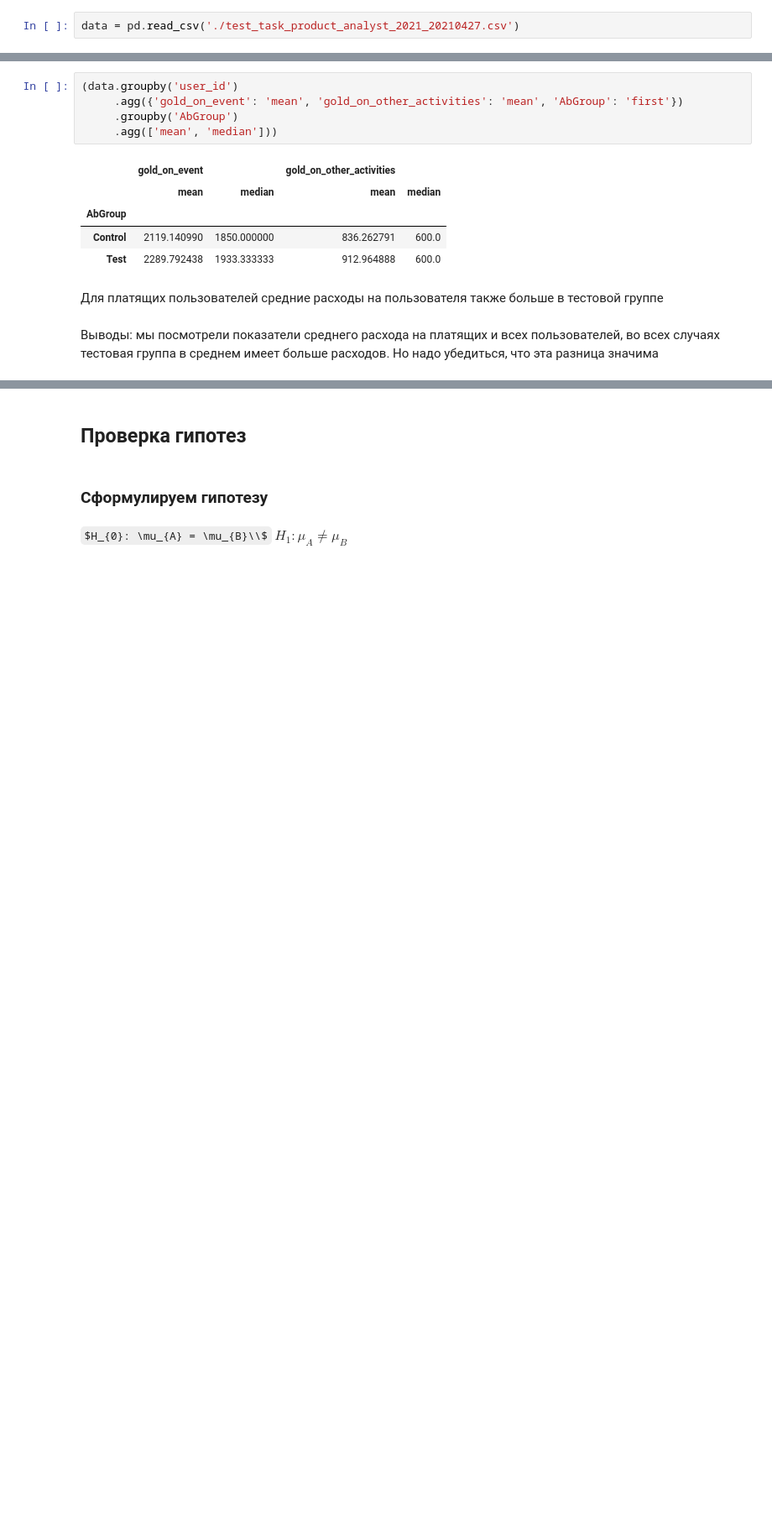
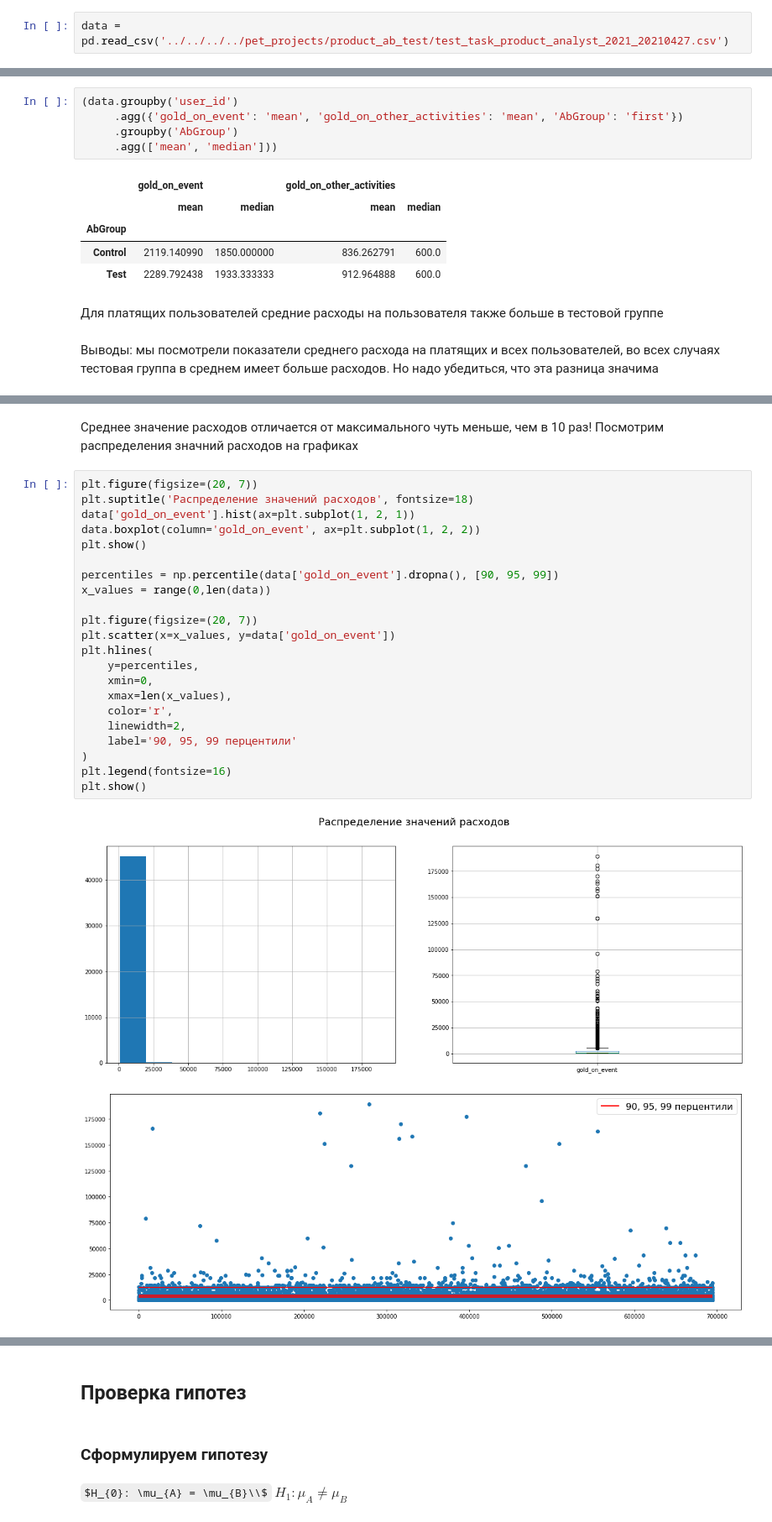
Before and after one commit to MaksimPerepeliuk/data_analyst_YP, a Jupyter notebook: ab_test_analysis_game_currency_spending/ab_test_gamedev.ipynb, the cells around one changed output, grey strips where cells are left out. Shown: that part at 84% size. Cells and saved outputs as stored; diff of their text form; some formulas as TeX source; blank space fills up the shorter version.

Commit message:
added abnormal values analysis in ab_test_analysis_game_currency

```diff
--- a/ab_test_analysis_game_currency_spending/ab_test_gamedev.ipynb
+++ b/ab_test_analysis_game_currency_spending/ab_test_gamedev.ipynb
@@ -39,7 +39,7 @@ import scipy.stats as st
 
 pd.options.mode.chained_assignment = None
 # %%
-data = pd.read_csv('./test_task_product_analyst_2021_20210427.csv')
+data = pd.read_csv('../../../../pet_projects/product_ab_test/test_task_product_analyst_2021_20210427.csv')
 # %%
 data.head()
 # %% [output]
@@ -306,0 +323,27 @@ ab_grouped.T.round(1)
+# %% [markdown]
+Среднее значение расходов отличается от максимального чуть меньше, чем в 10 раз! Посмотрим распределения значний расходов на графиках
+# %%
+plt.figure(figsize=(20, 7))
+plt.suptitle('Распределение значений расходов', fontsize=18)
+data['gold_on_event'].hist(ax=plt.subplot(1, 2, 1))
+data.boxplot(column='gold_on_event', ax=plt.subplot(1, 2, 2))
+plt.show()
+
+percentiles = np.percentile(data['gold_on_event'].dropna(), [90, 95, 99])
+x_values = range(0,len(data))
+
+plt.figure(figsize=(20, 7))
+plt.scatter(x=x_values, y=data['gold_on_event'])
+plt.hlines(
+    y=percentiles,
+    xmin=0,
+    xmax=len(x_values),
+    color='r',
+    linewidth=2,
+    label='90, 95, 99 перцентили'
+)
+plt.legend(fontsize=16)
+plt.show()
+# %% [output]
+[figure, added]
+[figure, added]
```
Also changed, not shown: parts of 16 cells of this notebook.
